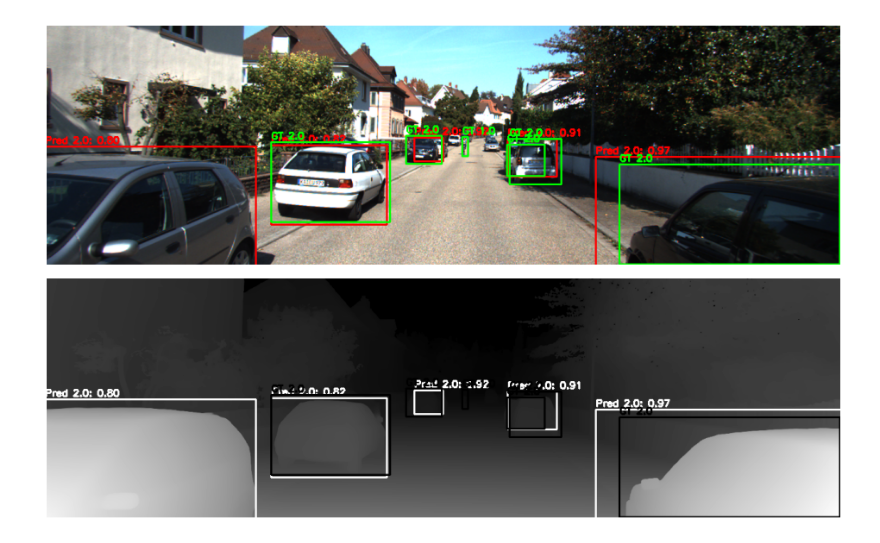
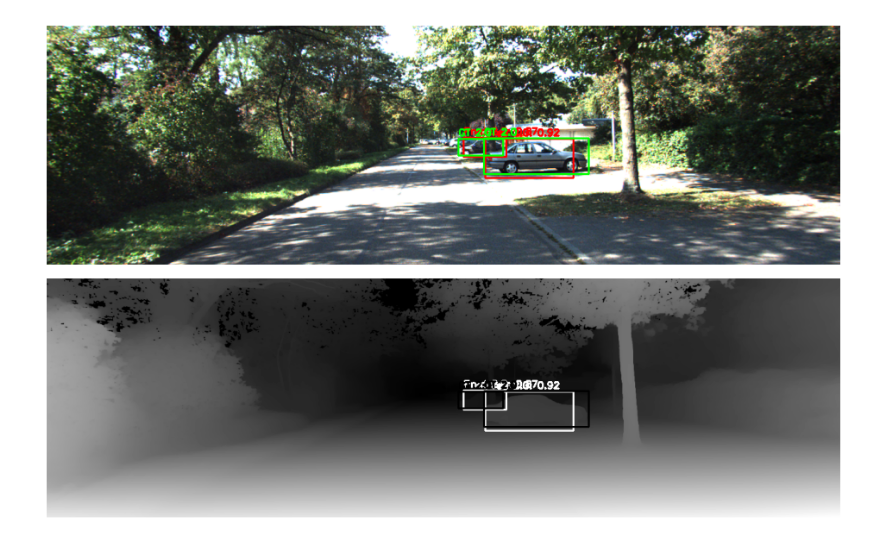
Before and after one commit to gkmocastro/rgbd-yolov2, a Jupyter notebook: test_nb.ipynb, the cells around one changed output. Saved outputs shown, nothing was run; the diff lists cells and outputs as text; code cells hidden in the pictures.

```diff
--- a/test_nb.ipynb
+++ b/test_nb.ipynb
@@ -28,6 +28,10 @@ NUM_EPOCHS = config["num_epochs"]
 MODEL_TYPE = config["model_type"]
 FUSE_LAYER = config["fuse_layer"]
 DATASET_NAME = config["dataset_name"]
+TEST_IMG_DIR = config["test_img_dir"]
+TEST_DEPTH_DIR = config["test_depth_dir"]
+TEST_LABEL_DIR = config["test_label_dir"]
+
 DEVICE = "cuda" if torch.cuda.is_available() else "cpu"
 NUM_CLASSES = 3
 
@@ -35,12 +39,9 @@ TRAIN_IMG_DIR =  BASE_DIR + TRAIN_IMG_DIR
 TRAIN_DEPTH_DIR = BASE_DIR + TRAIN_DEPTH_DIR
 TRAIN_LABEL_DIR = BASE_DIR + TRAIN_LABEL_DIR
 # %%
-print(config)
+print(f"Using Configuration \n{config}")
 print(f"Using Device {DEVICE}")
 
-# model = ln.models.YoloV2(NUM_CLASSES)
-# model.load('models/5_epochs_split.pt', strict=False)
-# model.to(DEVICE)
 
 model = model_builder(num_classes=NUM_CLASSES, model_type=MODEL_TYPE, fuse_layer=FUSE_LAYER)
 model.load("models/anythingv2_best.pth")
@@ -58,9 +59,9 @@ test_transforms = transforms.Compose([
 ])
 
 test_dataset = YoloDarknetDataset(
-    images_dir="data/image_splits/test/images",
-    depth_dir="data/Depth_anything_v2/test/depth",
-    labels_dir="data/image_splits/test/labels",
+    images_dir=TEST_IMG_DIR,
+    depth_dir=TEST_DEPTH_DIR,
+    labels_dir=TEST_LABEL_DIR,
     classes=["Cyclist", "Pedestrian", "Car"],
     transform=test_transforms,
     model_type=MODEL_TYPE
@@ -78,7 +80,7 @@ test_dataloader = DataLoader(
 Using Device cuda
 Weights equivalent
 # %%
-do_test = False
+do_test = True
 if do_test:
     metric_map, test_loss, pred_boxes, true_boxes = test_step(
         model=model,
@@ -87,4 +89,5 @@ if do_test:
         loss_fn=loss_fn,
         device=DEVICE
     )
-    print(metric_map)
+    print(f"mAP | AP {metric_map}")
+    print(f"Test Loss: {test_loss}")
@@ -91,4 +97,4 @@ if do_test:
 # %%
-plot_result(model=model, test_dataset=test_dataset, index=3)
+plot_result(model=model, test_dataset=test_dataset, index=98)
 # %% [output]
-[figure, old version]
+[figure, new version]
```
Also changed, not shown: parts of 3 cells of this notebook, 10 other files.
